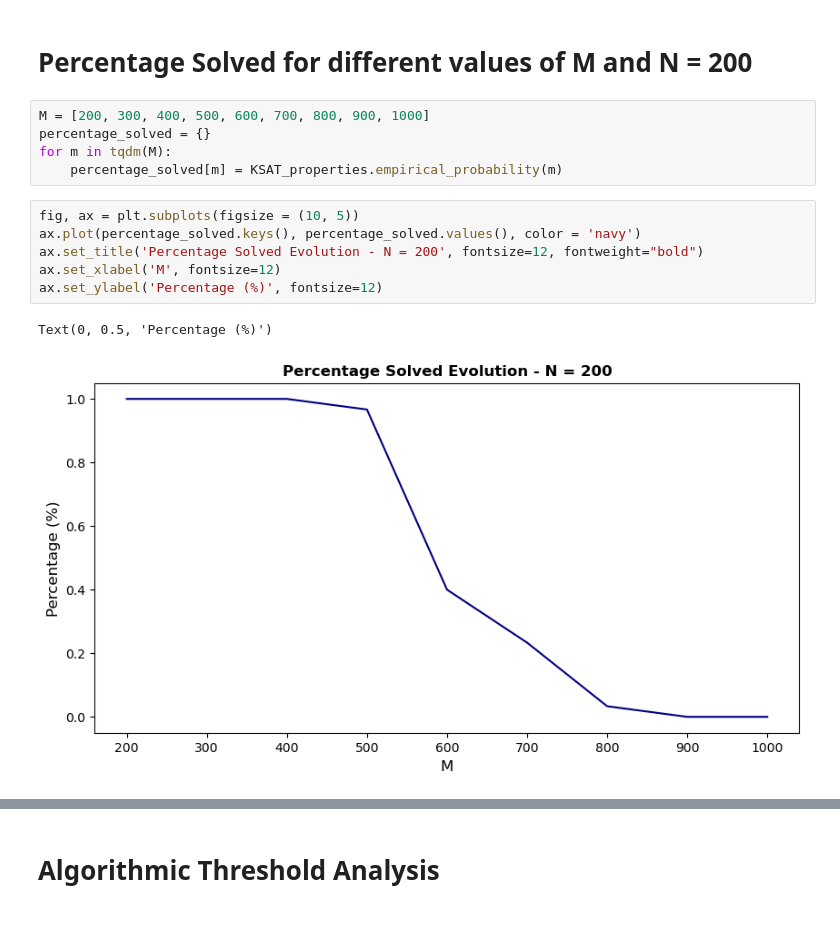
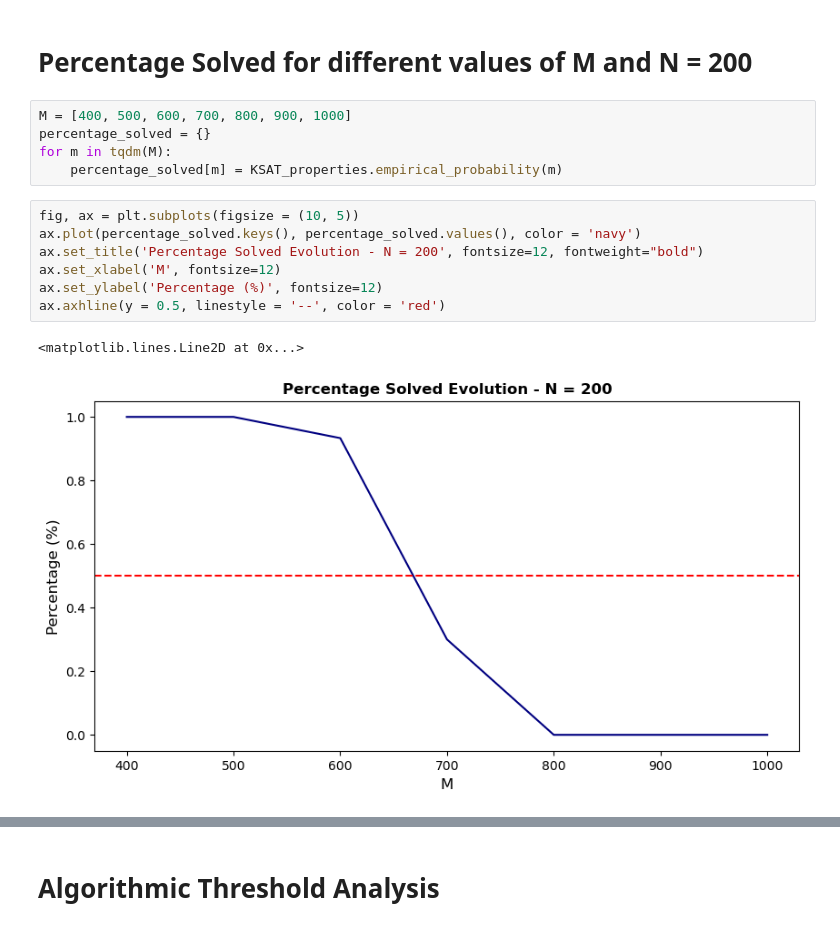
Before and after one commit to vittoriomanfriani/KSAT, a Jupyter notebook: Analysis.ipynb, the cells around one changed output, grey strips where cells are left out. Cells and saved outputs as stored; diff of their text form.

```diff
--- a/Analysis.ipynb
+++ b/Analysis.ipynb
@@ -64,16 +63,17 @@ Text(0, 0.5, 'Acc. Rate')
 # %% [markdown]
 # Percentage Solved for different values of M and N = 200
 # %%
-M = [200, 300, 400, 500, 600, 700, 800, 900, 1000]
+M = [400, 500, 600, 700, 800, 900, 1000]
 percentage_solved = {}
 for m in tqdm(M):
     percentage_solved[m] = KSAT_properties.empirical_probability(m)
 # %%
 fig, ax = plt.subplots(figsize = (10, 5))
 ax.plot(percentage_solved.keys(), percentage_solved.values(), color = 'navy')
 ax.set_title('Percentage Solved Evolution - N = 200', fontsize=12, fontweight="bold")
 ax.set_xlabel('M', fontsize=12)
 ax.set_ylabel('Percentage (%)', fontsize=12)
+ax.axhline(y = 0.5, linestyle = '--', color = 'red')
 # %% [output]
-Text(0, 0.5, 'Percentage (%)')
+<matplotlib.lines.Line2D at 0x...>
-[figure, old version]
+[figure, new version]
```
Also changed, not shown: parts of 30 cells of this notebook.
